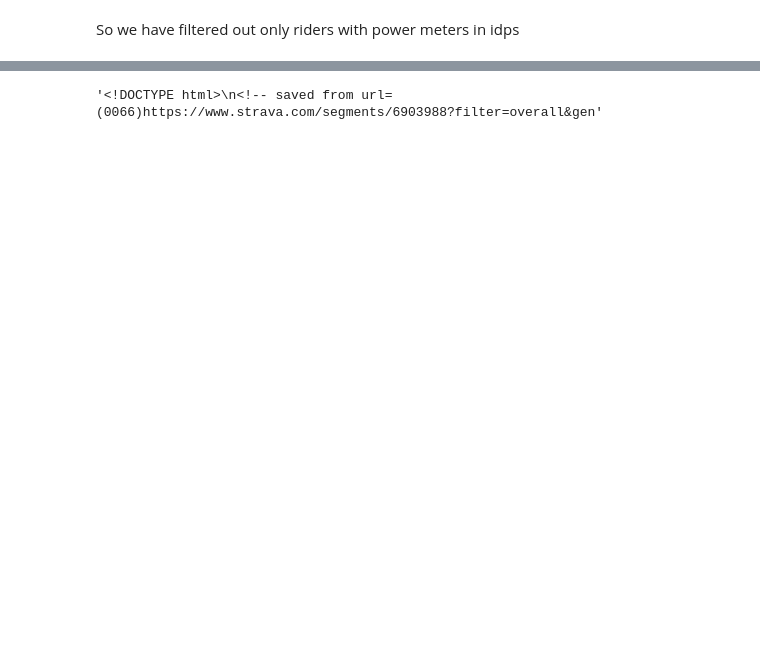
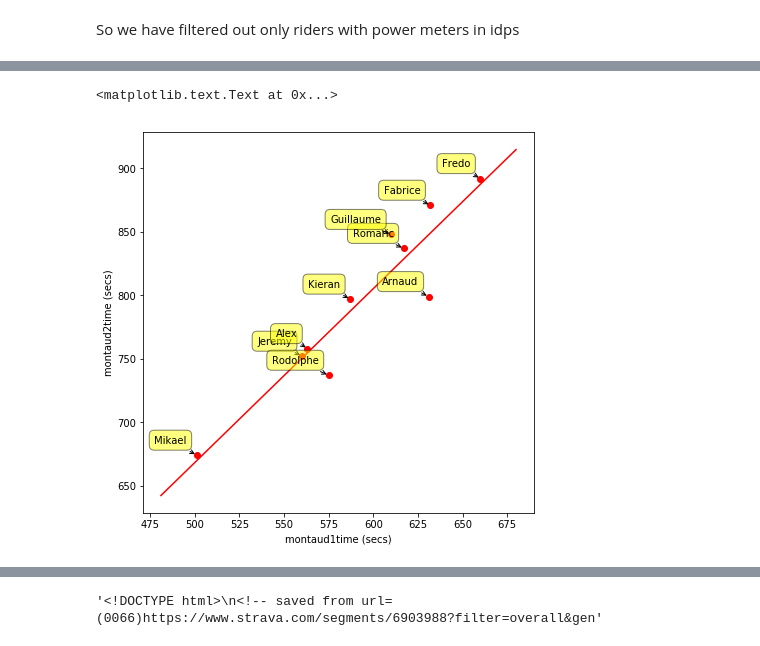
Before and after one commit to macbuse/strava_climbs, a Jupyter notebook: montaud.ipynb, the cells around one changed output, grey strips where cells are left out. Saved outputs shown, nothing was run; the diff lists cells and outputs as text; code cells hidden in the pictures; blank space fills up the shorter version.

```diff
--- a/montaud.ipynb
+++ b/montaud.ipynb
@@ -105 +96,26 @@ plt.plot(pts,[slope*x + intercept for x in pts ],'r-' )
+# %%
+plt.rcParams['figure.figsize'] = 7, 7
+# %%
+XS,YS = pmts[0],pmts[1]
+xlabel,ylabel = [x.split('.')[0] + 'time (secs)' for x in [fns[0],fns[1]] ]
+
+plt.plot(XS,YS,'or')
+for label, x, y in zip(labels, XS, YS):
+    plt.annotate(
+        label,
+        xy=(x, y), xytext=(-10, 10),
+        textcoords='offset points', ha='right', va='bottom',
+        bbox=dict(boxstyle='round,pad=0.5', fc='yellow', alpha=0.5),
+        arrowprops=dict(arrowstyle = '->', connectionstyle='arc3,rad=0'))
+
+#now add the regression line
+pts = min(XS) - 20,max(XS) + 20
+slope, intercept, r_value, p_value, std_err = stats.linregress(np.array(XS),
+                                                               np.array(YS))
+plt.plot(pts,[slope*x + intercept for x in pts ],'r-' )
+plt.xlabel(xlabel)
+plt.ylabel(ylabel)
+# %% [output]
+<matplotlib.text.Text at 0x...>
+[figure, added]
 # %%
```
Also changed, not shown: parts of 21 cells of this notebook.
